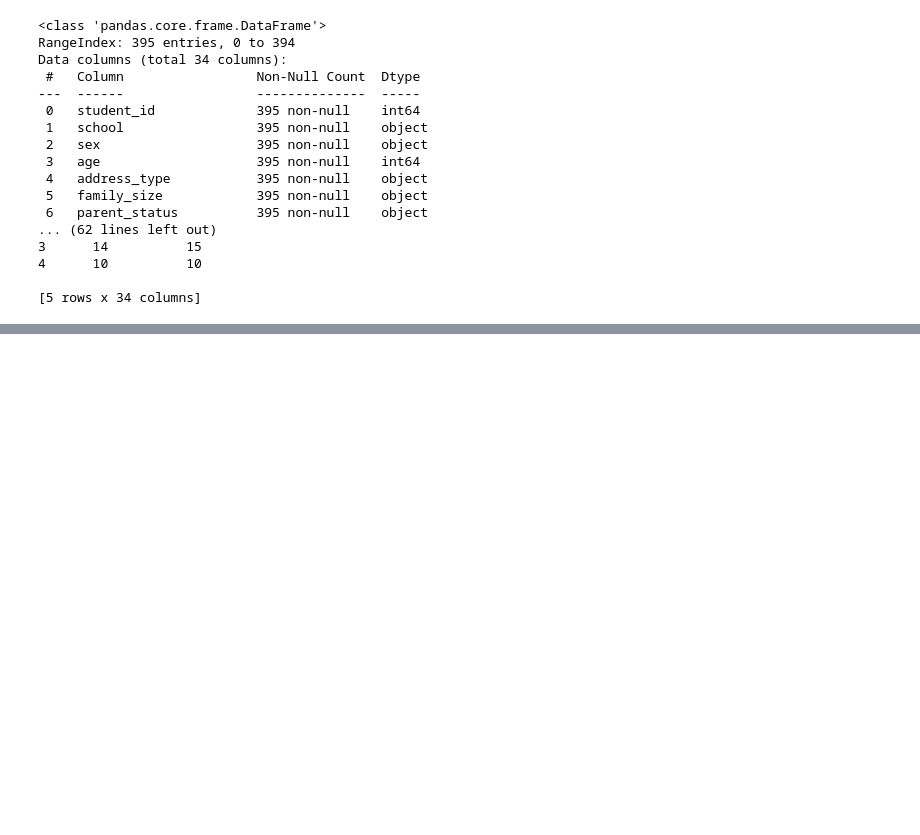
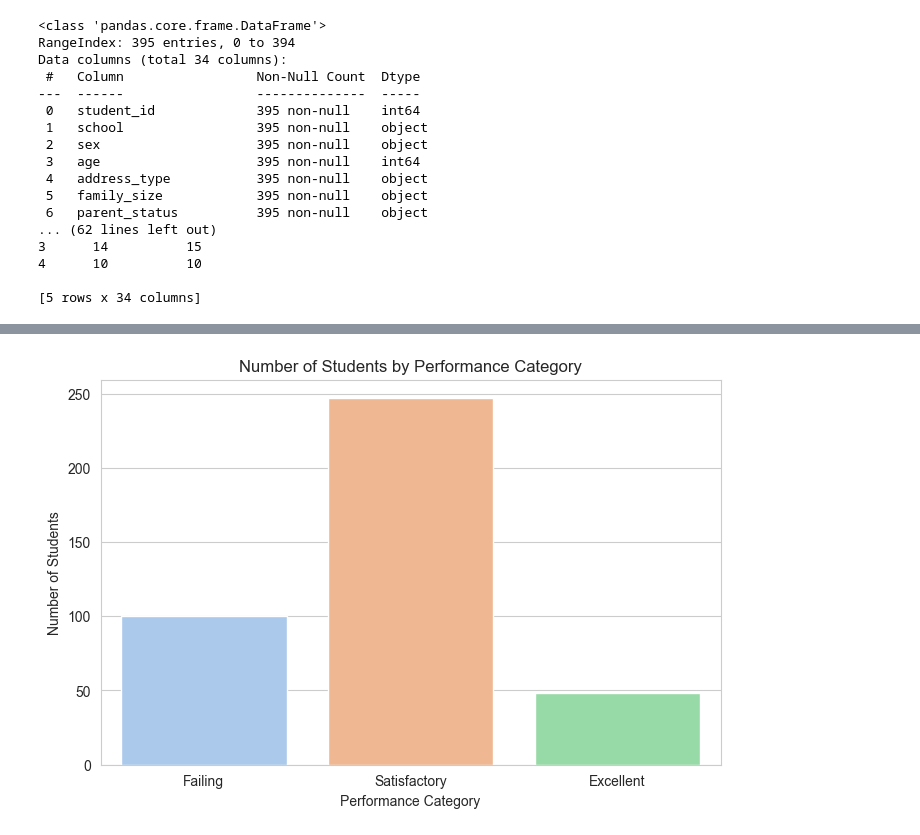
Before and after one commit to elaktif/student-performance-analysis, a Jupyter notebook: student_analysis.ipynb.ipynb, the cells around one changed output, grey strips where cells are left out. Saved outputs shown, nothing was run; the diff lists cells and outputs as text; code cells hidden in the pictures; blank space fills up the shorter version.

```diff
--- a/student_analysis.ipynb.ipynb
+++ b/student_analysis.ipynb.ipynb
@@ -92,0 +220,9 @@ Data columns (total 34 columns):
+# %%
+plt.figure(figsize=(8, 5))
+sns.countplot(x='performance_label', hue='performance_label', data=merged_df, palette='pastel', legend=False)
+plt.title('Number of Students by Performance Category')
+plt.xlabel('Performance Category')
+plt.ylabel('Number of Students')
+plt.show()
+# %% [output]
+[figure, added]
```
Also changed, not shown: parts of 14 cells of this notebook, 6 other files.
